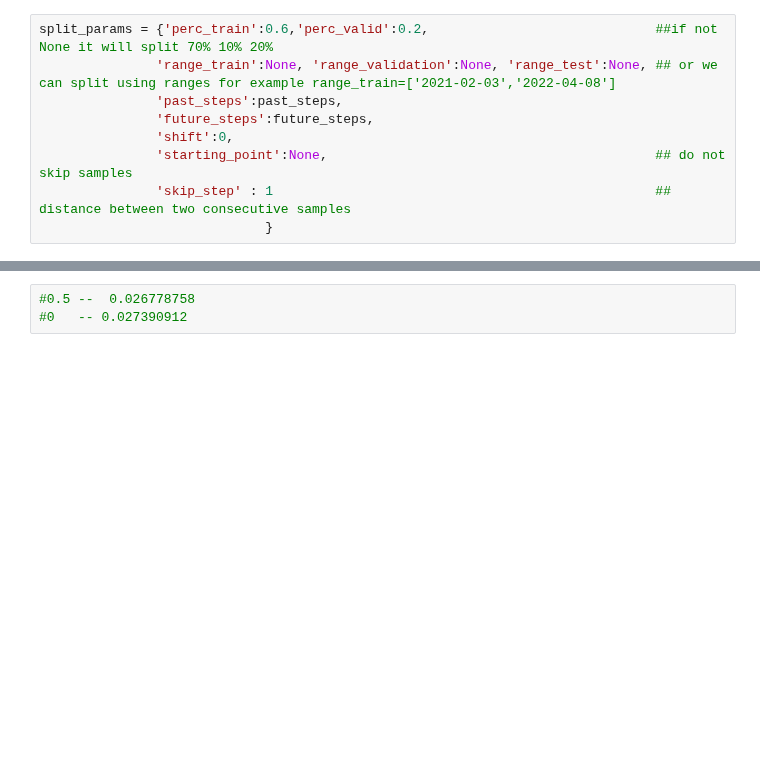
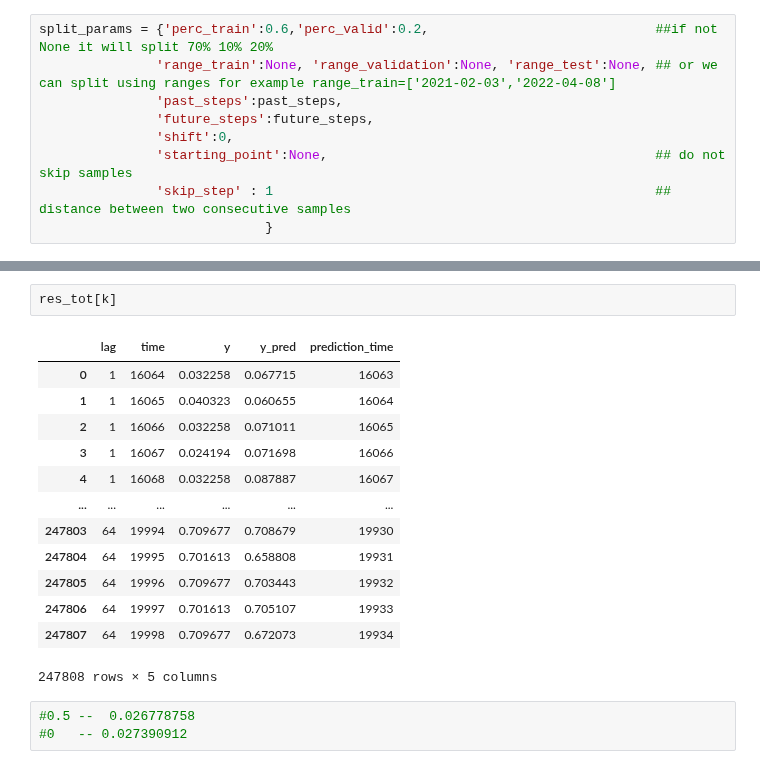
Before and after one commit to DSIP-FBK/DSIPTS, a Jupyter notebook: notebooks/6- non_predictable-linear.ipynb, the cells around one changed output, grey strips where cells are left out. Cells and saved outputs as stored; diff of their text form; blank space fills up the shorter version.

```diff
--- a/notebooks/6- non_predictable-linear.ipynb
+++ b/notebooks/6- non_predictable-linear.ipynb
@@ -118,3 +125,19 @@ plt.legend()
+# %%
+res_tot[k]
+# %% [output]
+|  | lag | time | y | y_pred | prediction_time |
+| 0 | 1 | 16064 | 0.032258 | 0.067715 | 16063 |
+| 1 | 1 | 16065 | 0.040323 | 0.060655 | 16064 |
+| 2 | 1 | 16066 | 0.032258 | 0.071011 | 16065 |
+| 3 | 1 | 16067 | 0.024194 | 0.071698 | 16066 |
+| 4 | 1 | 16068 | 0.032258 | 0.087887 | 16067 |
+| ... | ... | ... | ... | ... | ... |
+| 247803 | 64 | 19994 | 0.709677 | 0.708679 | 19930 |
+| 247804 | 64 | 19995 | 0.701613 | 0.658808 | 19931 |
+| 247805 | 64 | 19996 | 0.709677 | 0.703443 | 19932 |
+| 247806 | 64 | 19997 | 0.701613 | 0.705107 | 19933 |
+| 247807 | 64 | 19998 | 0.709677 | 0.672073 | 19934 |
+247808 rows × 5 columns
 # %%
 #0.5 --  0.026778758
 #0   -- 0.027390912
```
Also changed, not shown: parts of 18 cells of this notebook, 2 other files.
